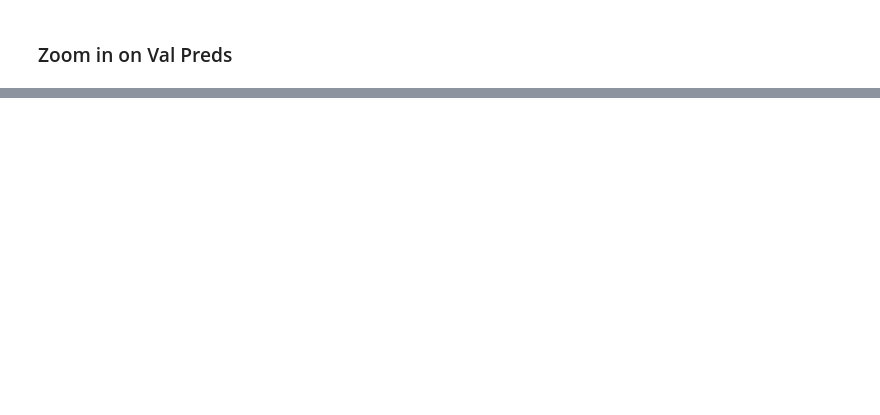
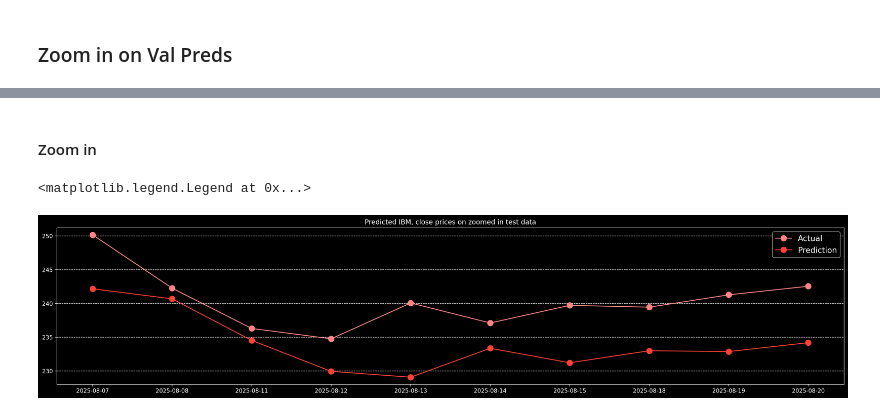
Before and after one commit to brien60/Stock-LSTM, a Jupyter notebook: lstm.ipynb, the cells around one changed output, grey strips where cells are left out. Saved outputs shown, nothing was run; the diff lists cells and outputs as text; code cells hidden in the pictures; blank space fills up the shorter version.

```diff
--- a/lstm.ipynb
+++ b/lstm.ipynb
@@ -571,0 +619,22 @@ Prediction for next trading day: 242.03
+# %% [markdown]
+#### Zoom in
+# %%
+y_test_zoomed = y_test_only[-10:]
+y_test_preds_zoomed = y_test_preds[-10:]
+
+data_dates_test_zoomed = data_dates[-10:]
+
+
+fig = plt.figure(figsize=(25, 5), dpi=200)
+fig.patch.set_facecolor(color="black")
+
+plt.plot(data_dates_test_zoomed, y_test_zoomed, label = "Actual", color=config["plots"]["color_test"], marker="o", markersize=10)
+plt.plot(data_dates_test_zoomed, y_test_preds_zoomed, label = "Prediction", color=config["plots"]["color_pred_test"], marker="o", markersize=10)
+
+
+plt.title(f"Predicted {config["alpha_vantage"]["symbol"]}, close prices on zoomed in test data")
+plt.grid(axis="y", linestyle="--")
+plt.legend(fontsize=14)
+# %% [output]
+<matplotlib.legend.Legend at 0x...>
+[figure, added]
```
Also changed, not shown: parts of 16 cells of this notebook.
